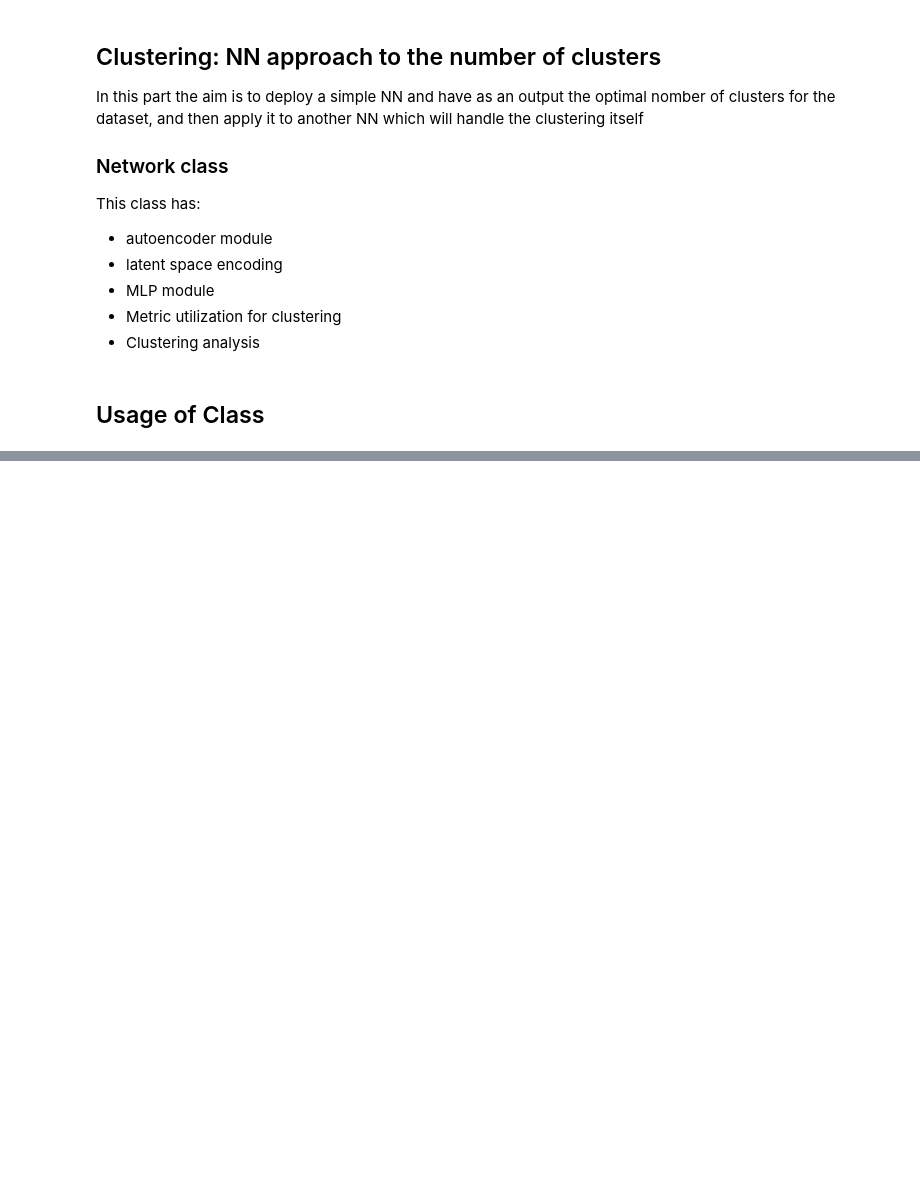
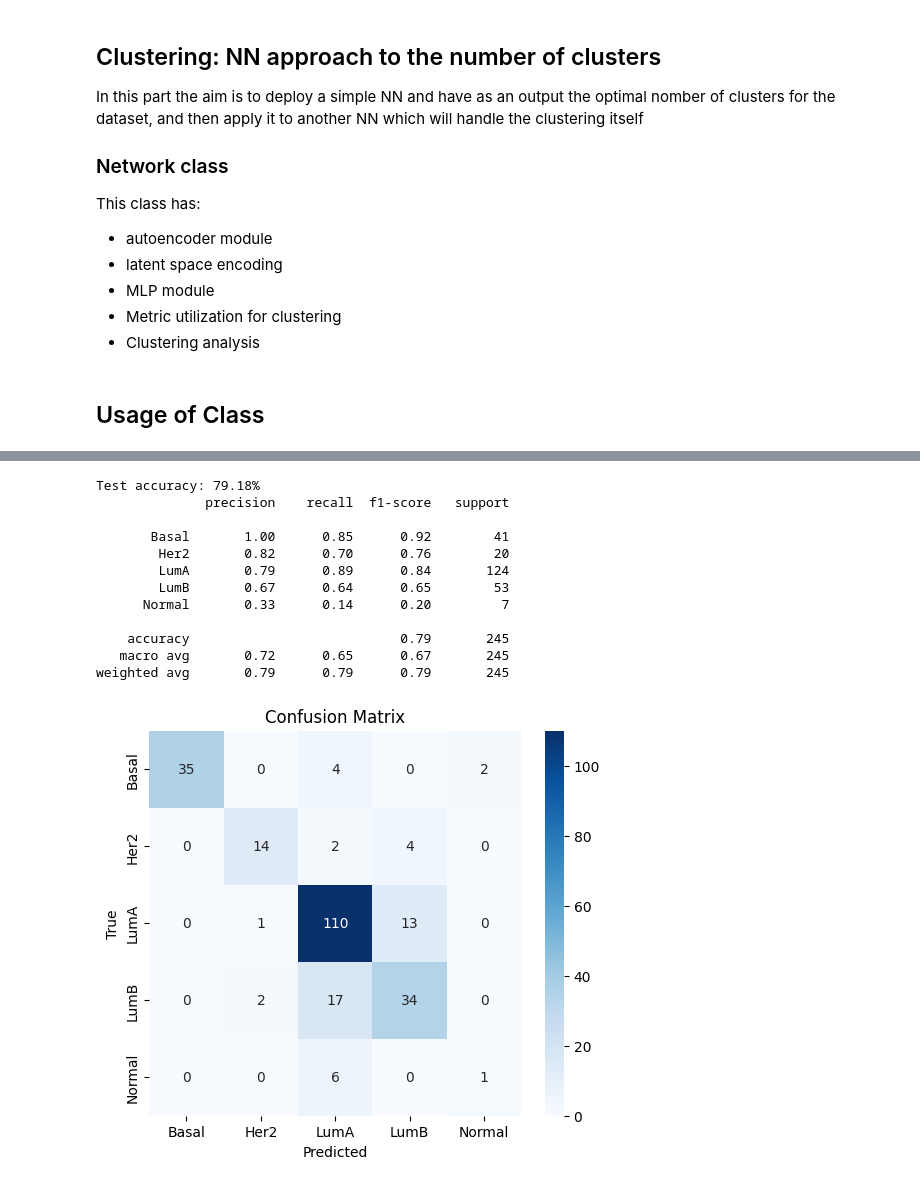
Before and after one commit to PCamargo710/UM5BIP12_Deep-Learning-KASSIOUI-LARDJANI-CAMARGO, a Jupyter notebook: Projet_DL.ipynb, the cells around one changed output, grey strips where cells are left out. Cells and saved outputs as stored; diff of their text form; code cells hidden in the pictures; blank space fills up the shorter version.

```diff
--- a/Projet_DL.ipynb
+++ b/Projet_DL.ipynb
@@ -1244,0 +1416,18 @@ NameError: name 'network' is not defined
+# %%
+X_test_encoded = network.encode_data(X_test)
+y_pred = network.mlp_classifier.predict(X_test_encoded).argmax(axis=1)
+
+from sklearn.metrics import classification_report, confusion_matrix
+print(f"Test accuracy: {np.mean(y_pred == Y_test)*100:.2f}%")
+print(classification_report(Y_test, y_pred, target_names=label_encoder.classes_))
+
+cm = confusion_matrix(Y_test, y_pred)
+plt.figure(figsize=(6,5))
+sns.heatmap(cm, annot=True, fmt="d", cmap="Blues",
+            xticklabels=label_encoder.classes_,
+            yticklabels=label_encoder.classes_)
+plt.xlabel("Predicted")
+plt.ylabel("True")
+plt.title("Confusion Matrix")
+plt.show()
+# %% [output]
@@ -1244,0 +1437,13 @@ NameError: name 'network' is not defined
+Test accuracy: 79.18%
+              precision    recall  f1-score   support
+
+       Basal       1.00      0.85      0.92        41
+        Her2       0.82      0.70      0.76        20
+        LumA       0.79      0.89      0.84       124
+        LumB       0.67      0.64      0.65        53
+      Normal       0.33      0.14      0.20         7
+
+    accuracy                           0.79       245
+   macro avg       0.72      0.65      0.67       245
+weighted avg       0.79      0.79      0.79       245
+[figure, added]
```
Also changed, not shown: parts of 25 cells of this notebook.
